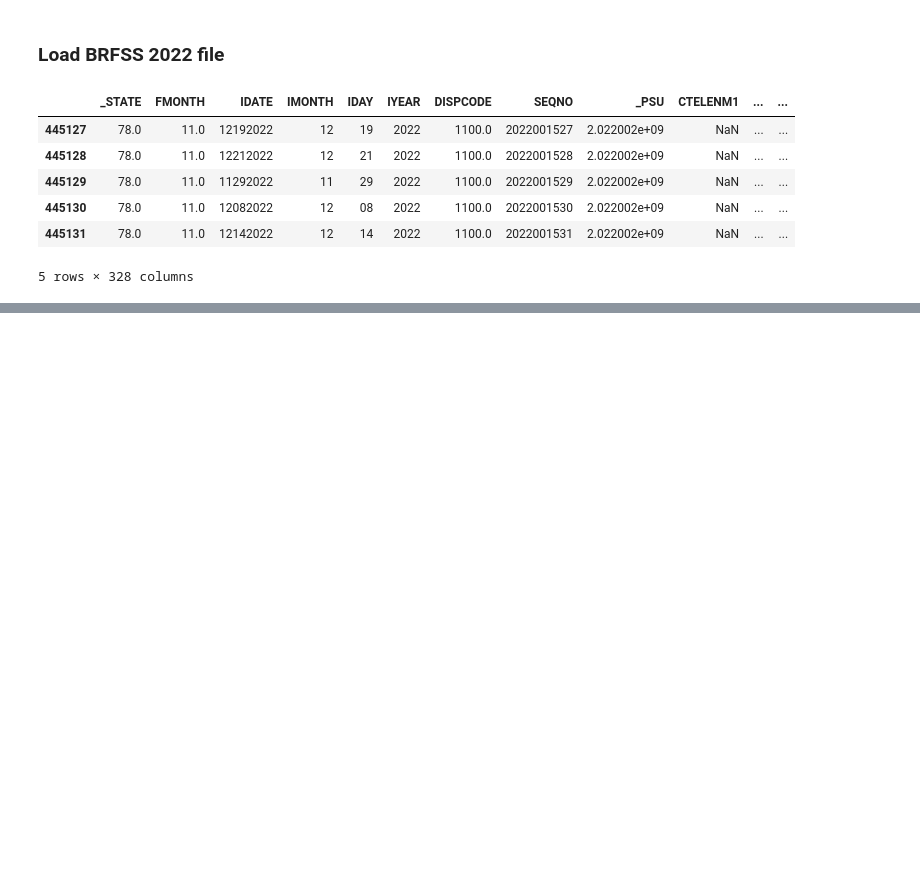
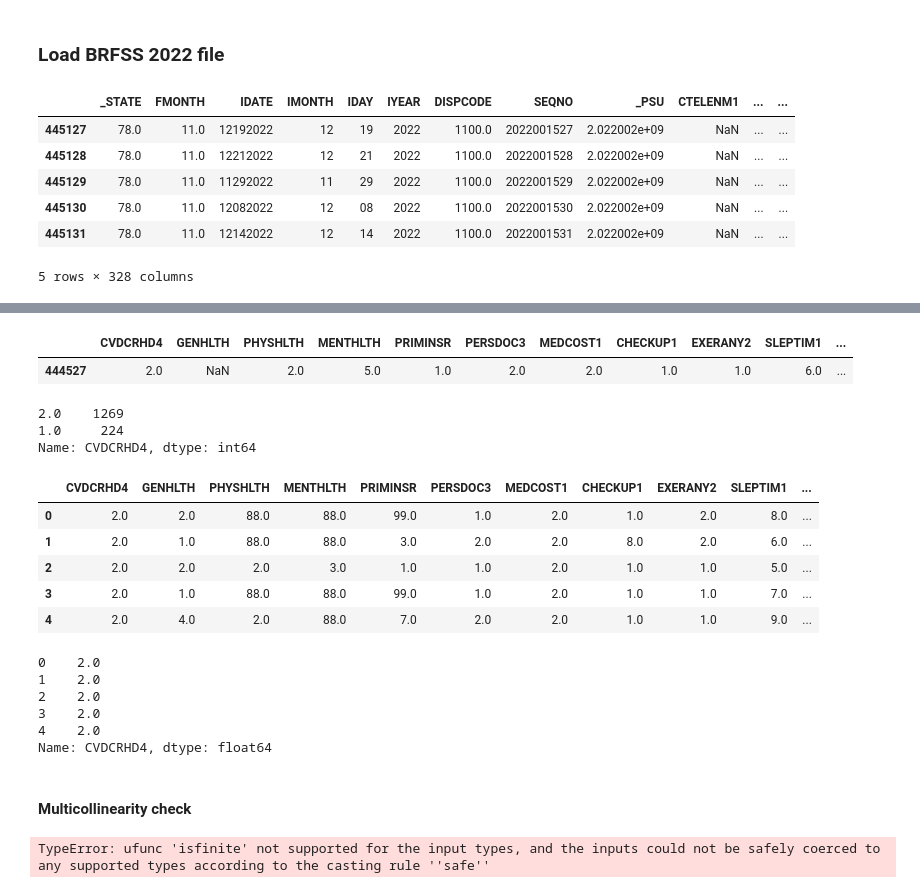
Before and after one commit to anuvrat-umich/siads_capstone, a Jupyter notebook: src/load_data.ipynb, the cells around one changed output, grey strips where cells are left out. Cells and saved outputs as stored; diff of their text form; code cells hidden in the pictures; blank space fills up the shorter version.

```diff
--- a/src/load_data.ipynb
+++ b/src/load_data.ipynb
@@ -36,0 +225,20 @@ df_BRFSS2022_raw.to_pickle('../data/BRFSS2022_raw.pkl', compression='zip')
+# %%
+df_Xy_selected[df_Xy_selected.GENHLTH.isna()]
+# %% [output]
+|  | CVDCRHD4 | GENHLTH | PHYSHLTH | MENTHLTH | PRIMINSR | PERSDOC3 | MEDCOST1 | CHECKUP1 | EXERANY2 | SLEPTIM1 | ... |
+| 444527 | 2.0 | NaN | 2.0 | 5.0 | 1.0 | 2.0 | 2.0 | 1.0 | 1.0 | 6.0 | ... |
+# %%
+df_nona.CVDCRHD4.value_counts()
+# %% [output]
+2.0    1269
+1.0     224
+Name: CVDCRHD4, dtype: int64
+# %%
+df_Xy_selected.head()
+# %% [output]
+|  | CVDCRHD4 | GENHLTH | PHYSHLTH | MENTHLTH | PRIMINSR | PERSDOC3 | MEDCOST1 | CHECKUP1 | EXERANY2 | SLEPTIM1 | ... |
+| 0 | 2.0 | 2.0 | 88.0 | 88.0 | 99.0 | 1.0 | 2.0 | 1.0 | 2.0 | 8.0 | ... |
+| 1 | 2.0 | 1.0 | 88.0 | 88.0 | 3.0 | 2.0 | 2.0 | 8.0 | 2.0 | 6.0 | ... |
+| 2 | 2.0 | 2.0 | 2.0 | 3.0 | 1.0 | 1.0 | 2.0 | 1.0 | 1.0 | 5.0 | ... |
+| 3 | 2.0 | 1.0 | 88.0 | 88.0 | 99.0 | 1.0 | 2.0 | 1.0 | 1.0 | 7.0 | ... |
+| 4 | 2.0 | 4.0 | 2.0 | 88.0 | 7.0 | 2.0 | 2.0 | 1.0 | 1.0 | 9.0 | ... |
@@ -36,0 +248,22 @@ df_BRFSS2022_raw.to_pickle('../data/BRFSS2022_raw.pkl', compression='zip')
+# %%
+y[0:5]
+# %% [output]
+0    2.0
+1    2.0
+2    2.0
+3    2.0
+4    2.0
+Name: CVDCRHD4, dtype: float64
+# %% [markdown]
+#### Multicollinearity check
+# %%
+# Multicollinearity check
+# Import the VIF function
+from statsmodels.stats.outliers_influence import variance_inflation_factor
+
+vif_data = pd.DataFrame()
+vif_data["feature"] = X.columns
+vif_data["VIF"] = [variance_inflation_factor(X.values, i) for i in range(len(X.columns))]
+print(vif_data)
+# %% [output]
+TypeError: ufunc 'isfinite' not supported for the input types, and the inputs could not be safely coerced to any supported types according to the casting rule ''safe''
```
Also changed, not shown: parts of 24 cells of this notebook.
